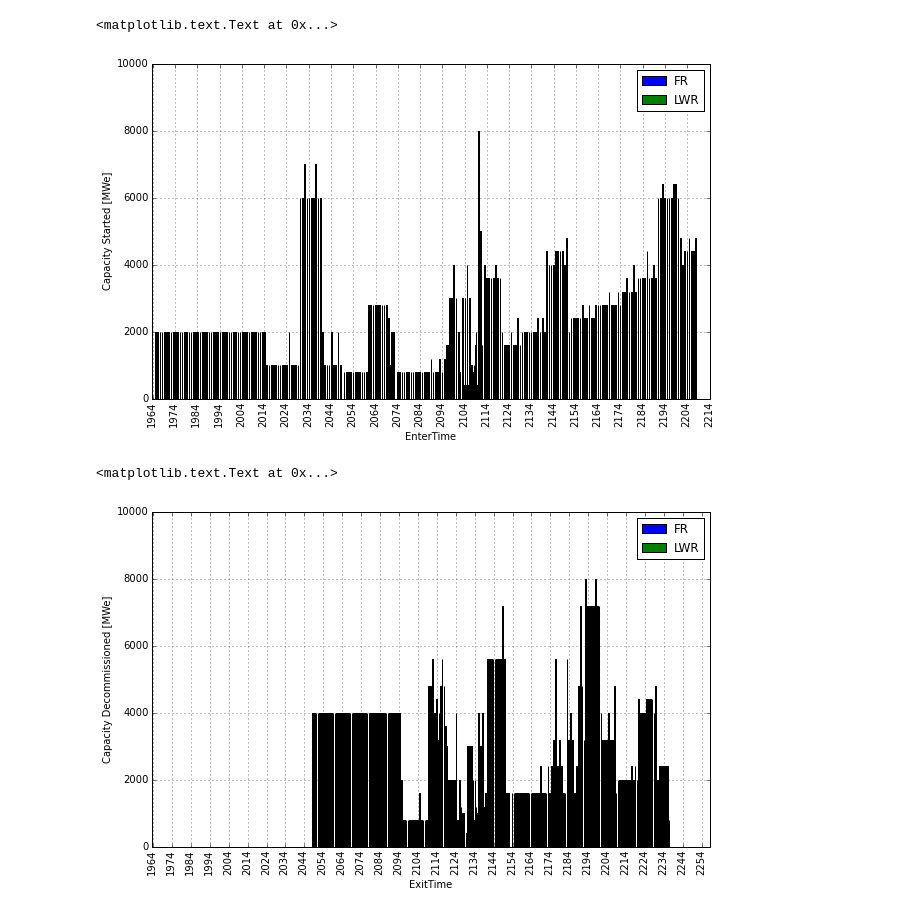
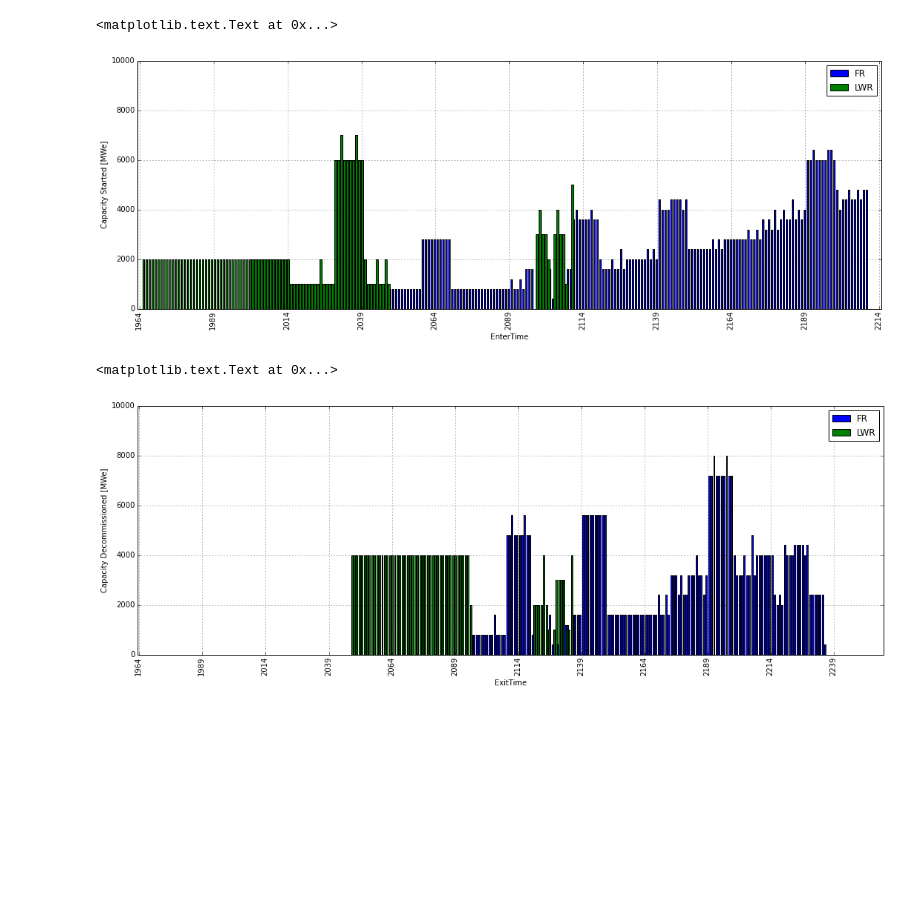
Before and after one commit to scopatz/fco-ta, a Jupyter notebook: genpower.ipynb, the cells around one changed output. Drawn from its saved outputs; the diff is of its cells as text; code cells hidden in the pictures; blank space fills up the shorter version.

```diff
--- a/genpower.ipynb
+++ b/genpower.ipynb
@@ -8,6 +8,7 @@ import cymetric as cym
 # %%
 years = 250
 startyear = 1964
+tickstep = 25  # years
 with cym.dbopen('{0}yr.h5'.format(years)) as db:
     evaler = cym.Evaluator(db)
     agents = evaler.eval('Agents')
@@ -57,25 +51,25 @@ on = onoff[['Prototype', 'EnterTime', 'generated_power']]
 # %%
 totpower = on.groupby(['Prototype', 'EnterTime']).sum()
 prototypes = totpower.index.levels[0]
 x = totpower.loc[prototypes[0]]
 x.rename(columns={'generated_power': prototypes[0]}, inplace=True)
 x.reset_index(inplace=True)
 for ptype in prototypes[1:]:
     col = totpower.loc[ptype]
     col.rename(columns={'generated_power': ptype}, inplace=True)
     col.reset_index(inplace=True)
     x = pd.merge(x, col, on=['EnterTime'], how='outer')
 x.fillna(0.0, inplace=True)
 x.sort(columns=['EnterTime'], inplace=True)
 x = pd.merge(x, pd.DataFrame({'EnterTime': range(0, years*12 + 1)}), on=['EnterTime'], how='outer')
 x.fillna(0.0, inplace=True)
 x.sort(columns=['EnterTime'], inplace=True)
-x.plot(x='EnterTime', kind='bar', figsize=(10, 6), ylim=(0, 10000), width=7)
-plt.xticks(range(0, years*12 + 1, 10*12), range(startyear, startyear+years+1, 10))
+x.plot(x='EnterTime', kind='bar', figsize=(18, 6), ylim=(0, 10000), width=15)
+plt.xticks(range(0, years*12 + 1, tickstep*12), range(startyear, startyear+years+1, tickstep))
 plt.ylabel('Capacity Started [MWe]')
 # %% [output]
 <matplotlib.text.Text at 0x...>
-[figure, old version]
+[figure, new version]
 # %%
 off = onoff[['Prototype', 'ExitTime', 'generated_power']]
 # %%
@@ -94,9 +88,9 @@ x.sort(columns=['ExitTime'], inplace=True)
 x = pd.merge(x, pd.DataFrame({'ExitTime': range(0, (years+44)*12 + 1)}), on=['ExitTime'], how='outer')
 x.fillna(0.0, inplace=True)
 x.sort(columns=['ExitTime'], inplace=True)
-x.plot(x='ExitTime', kind='bar', figsize=(10, 6), ylim=(0, 10000), width=10)
-plt.xticks(range(0, (years+44)*12+1, 10*12), range(startyear, startyear+years+1+44, 10))
+x.plot(x='ExitTime', kind='bar', figsize=(18, 6), ylim=(0, 10000), width=15)
+plt.xticks(range(0, (years+44)*12+1, tickstep*12), range(startyear, startyear+years+1+44, tickstep))
 plt.ylabel('Capacity Decommissioned [MWe]')
 # %% [output]
 <matplotlib.text.Text at 0x...>
-[figure, old version]
+[figure, new version]
```
Also changed, not shown: parts of 2 cells of this notebook.
